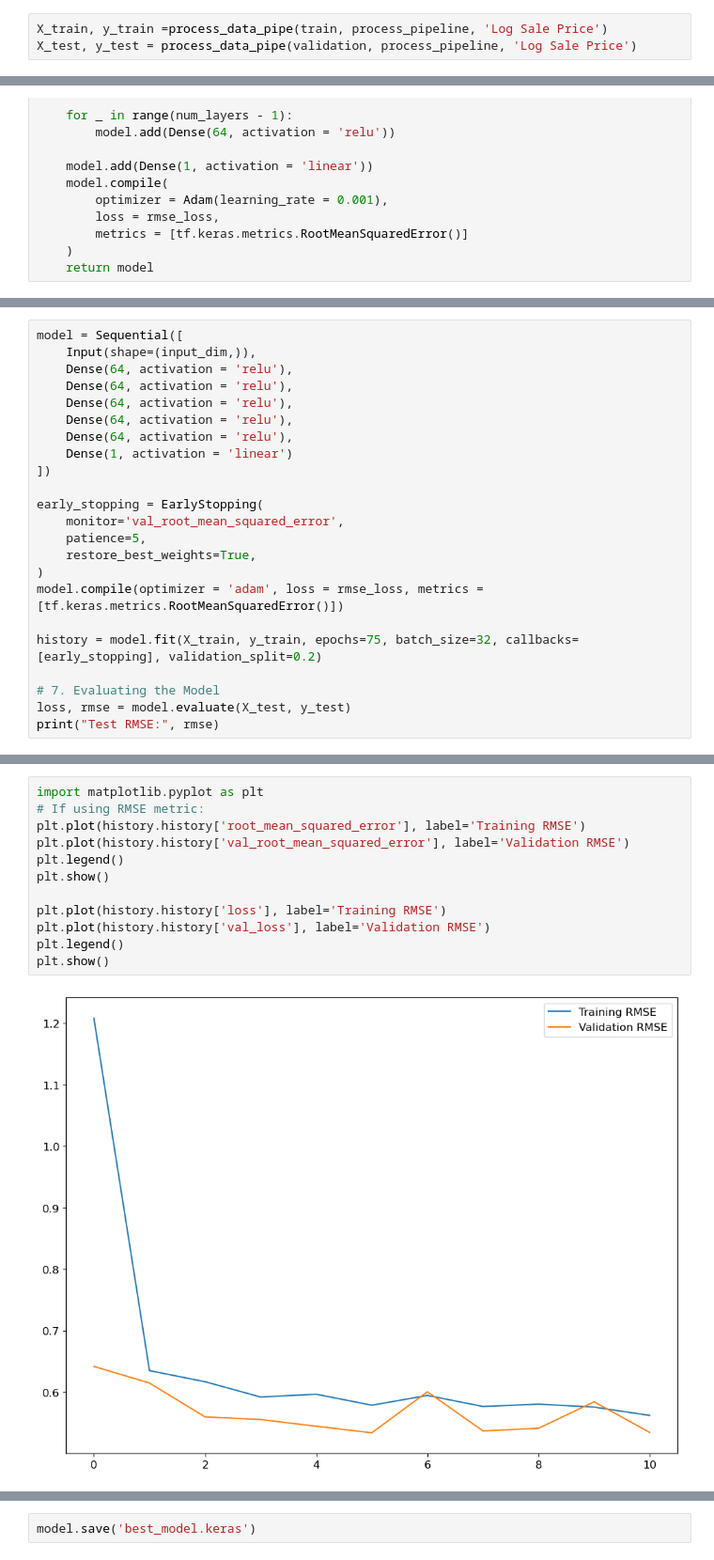
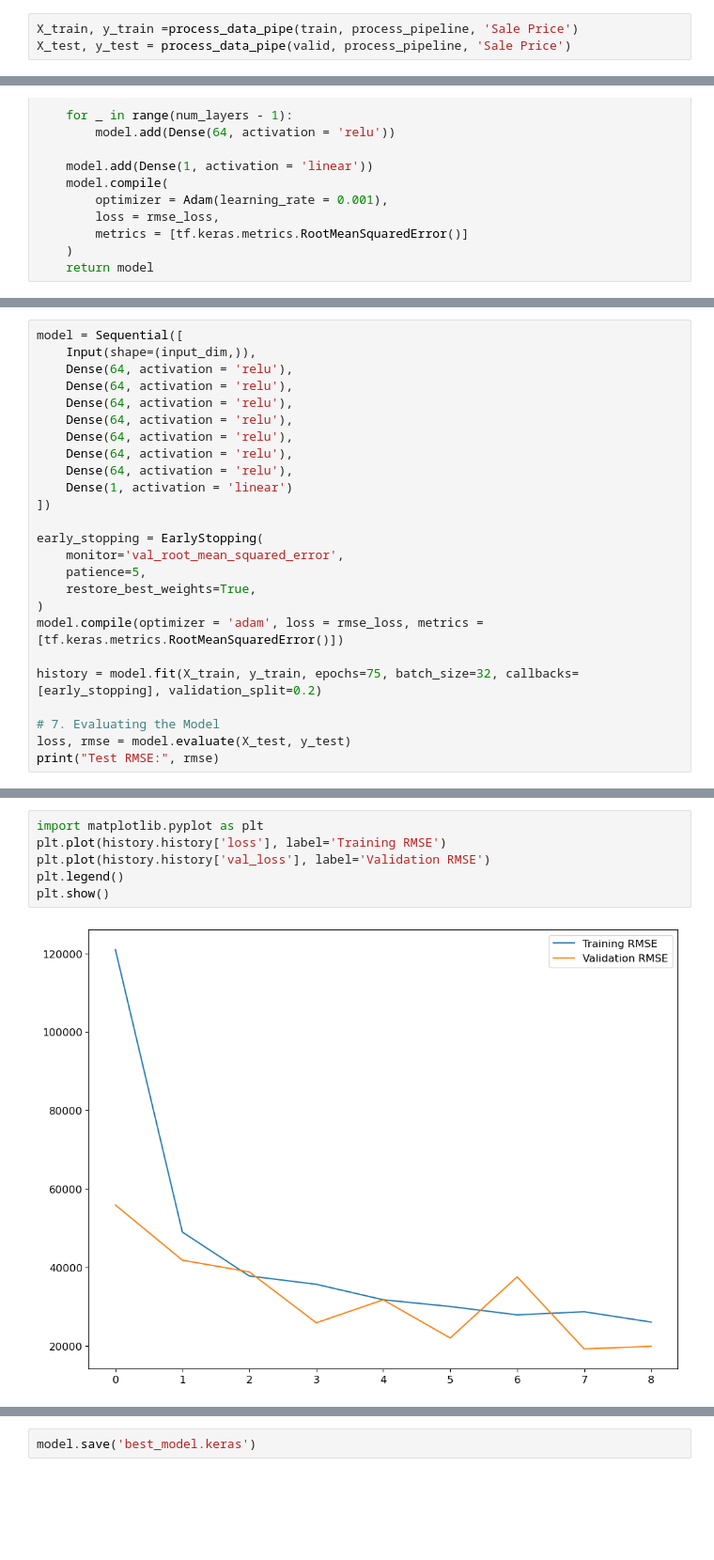
Before and after one commit to ivanyun321/housing-price-predictor, a Jupyter notebook: Model.ipynb, the cells around one changed output, grey strips where cells are left out. Shown at 94% size. Drawn from its saved outputs; the diff is of its cells as text; blank space fills up the shorter version.

```diff
--- a/Model.ipynb
+++ b/Model.ipynb
@@ -37,8 +37,8 @@ process_pipeline = [
 # %%
 train, valid = train_val_split(full_data)
 # %%
-X_train, y_train =process_data_pipe(train, process_pipeline, 'Log Sale Price')
-X_test, y_test = process_data_pipe(validation, process_pipeline, 'Log Sale Price')
+X_train, y_train =process_data_pipe(train, process_pipeline, 'Sale Price')
+X_test, y_test = process_data_pipe(valid, process_pipeline, 'Sale Price')
 # %%
 X_train.drop(['PIN', 'Construction Quality', 'Site Desirability', 'Other Improvements', 'Deed No.',
                    'Sale Half of Year', 'Sale Quarter of Year', 'Description', 'Modeling Group', 'Unnamed: 0',
@@ -113,6 +113,8 @@ Best configuration based on validation loss: 5 layers
 # %%
 model = Sequential([
     Input(shape=(input_dim,)),
+    Dense(64, activation = 'relu'),
+    Dense(64, activation = 'relu'),
     Dense(64, activation = 'relu'),
     Dense(64, activation = 'relu'),
     Dense(64, activation = 'relu'),
@@ -154,14 +159,8 @@ Test RMSE: 0.5515196919441223
 # %%
 import matplotlib.pyplot as plt
-# If using RMSE metric:
-plt.plot(history.history['root_mean_squared_error'], label='Training RMSE')
-plt.plot(history.history['val_root_mean_squared_error'], label='Validation RMSE')
-plt.legend()
-plt.show()
-
 plt.plot(history.history['loss'], label='Training RMSE')
 plt.plot(history.history['val_loss'], label='Validation RMSE')
 plt.legend()
 plt.show()
 # %% [output]
-[figure, old version]
+[figure, new version]
```
Also changed, not shown: parts of 3 cells of this notebook, 2 other files.
